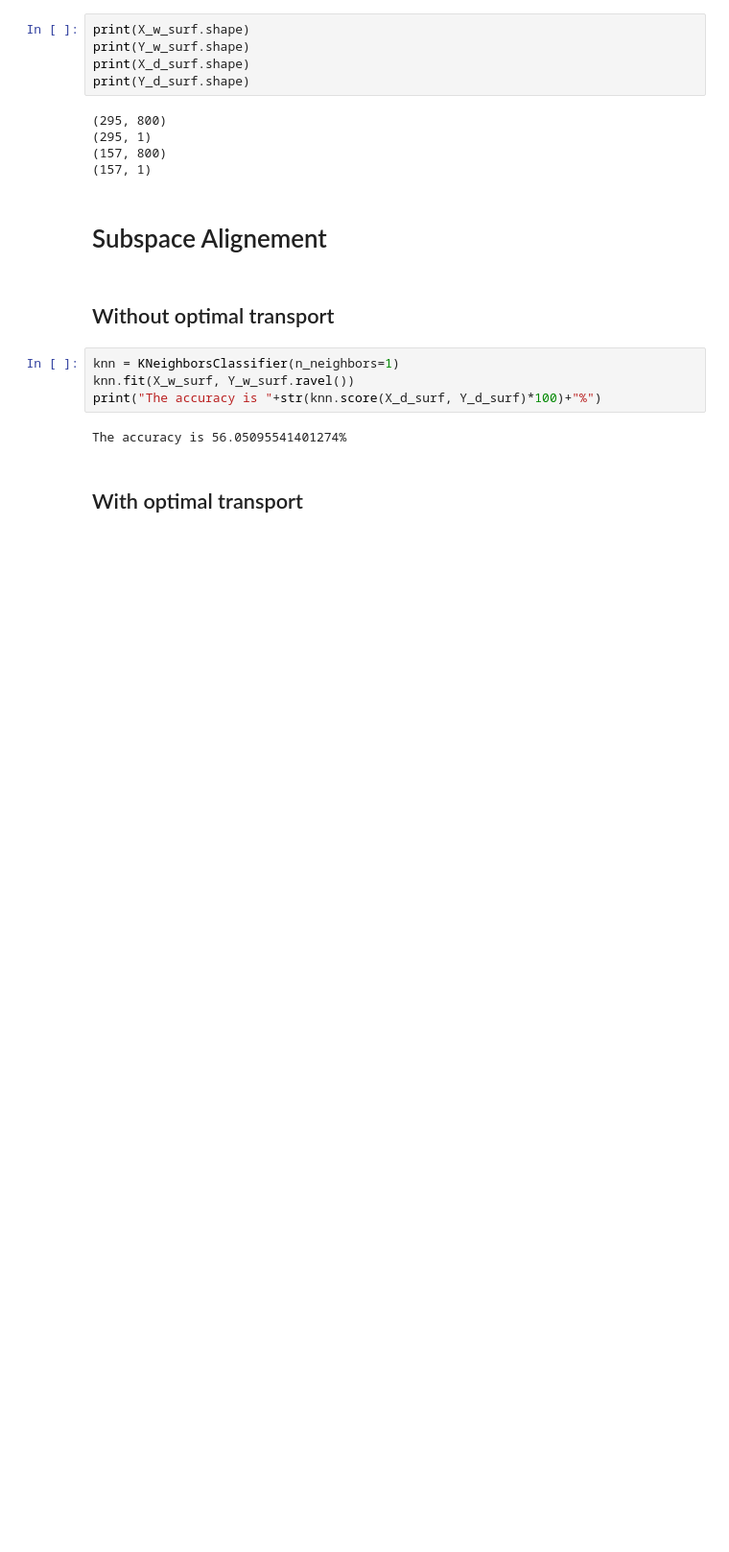
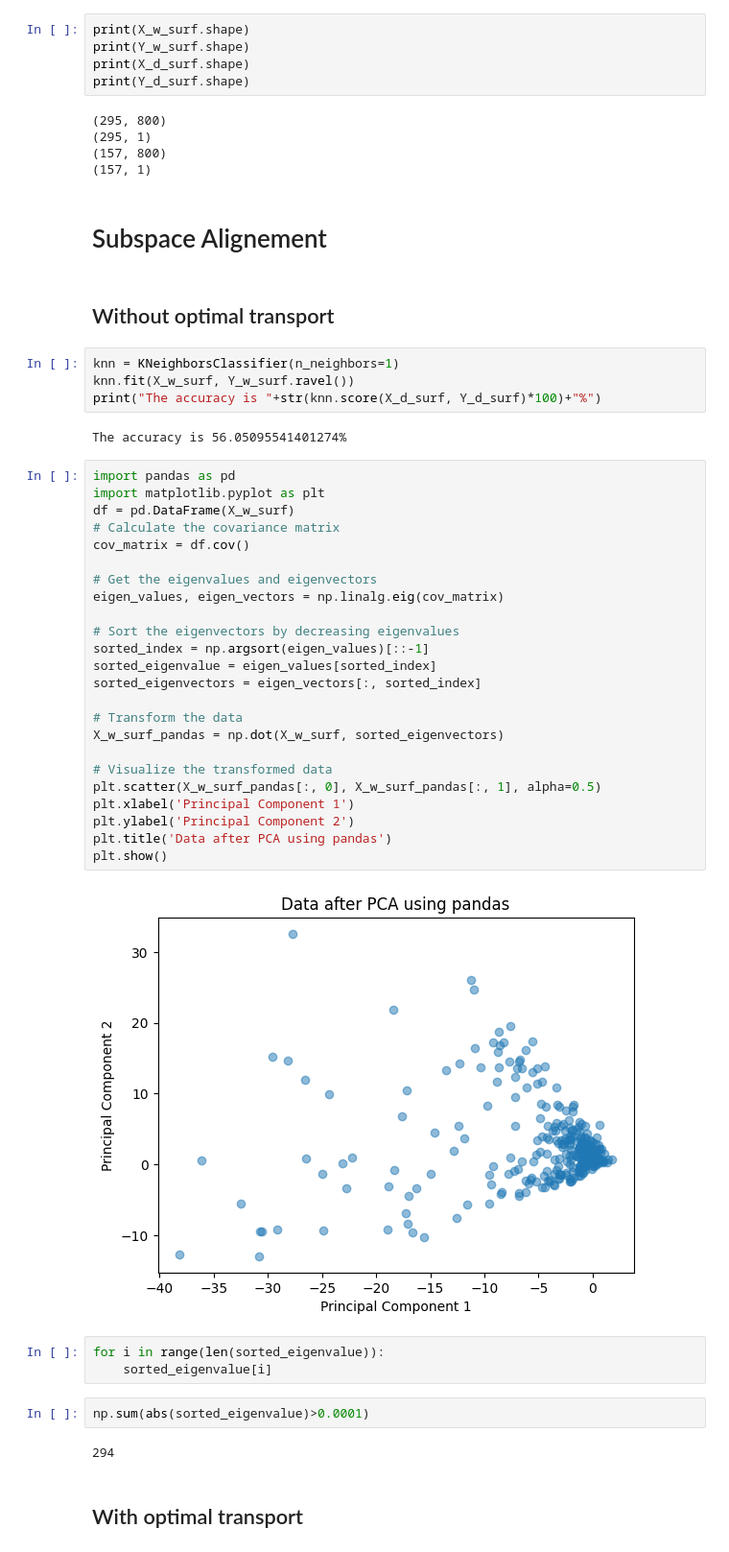
Before and after one commit to Dernalord/Project_OT, a Jupyter notebook: Project_OT.ipynb, the cells around one changed output. Shown at 96% size. Cells and saved outputs as stored; diff of their text form; blank space fills up the shorter version.

```diff
--- a/Project_OT.ipynb
+++ b/Project_OT.ipynb
@@ -49,6 +50,39 @@ knn.fit(X_w_surf, Y_w_surf.ravel())
 print("The accuracy is "+str(knn.score(X_d_surf, Y_d_surf)*100)+"%")
 # %% [output]
 The accuracy is 56.05095541401274%
+# %%
+import pandas as pd
+import matplotlib.pyplot as plt
+df = pd.DataFrame(X_w_surf)
+# Calculate the covariance matrix
+cov_matrix = df.cov()
+
+# Get the eigenvalues and eigenvectors
+eigen_values, eigen_vectors = np.linalg.eig(cov_matrix)
+
+# Sort the eigenvectors by decreasing eigenvalues
+sorted_index = np.argsort(eigen_values)[::-1]
+sorted_eigenvalue = eigen_values[sorted_index]
+sorted_eigenvectors = eigen_vectors[:, sorted_index]
+
+# Transform the data
+X_w_surf_pandas = np.dot(X_w_surf, sorted_eigenvectors)
+
+# Visualize the transformed data
+plt.scatter(X_w_surf_pandas[:, 0], X_w_surf_pandas[:, 1], alpha=0.5)
+plt.xlabel('Principal Component 1')
+plt.ylabel('Principal Component 2')
+plt.title('Data after PCA using pandas')
+plt.show()
+# %% [output]
+[figure, added]
+# %%
+for i in range(len(sorted_eigenvalue)):
+    sorted_eigenvalue[i]
+# %%
+np.sum(abs(sorted_eigenvalue)>0.0001)
+# %% [output]
+294
 # %% [markdown]
 ## With optimal transport
 # %%
```
Also changed, not shown: parts of 12 cells of this notebook.
